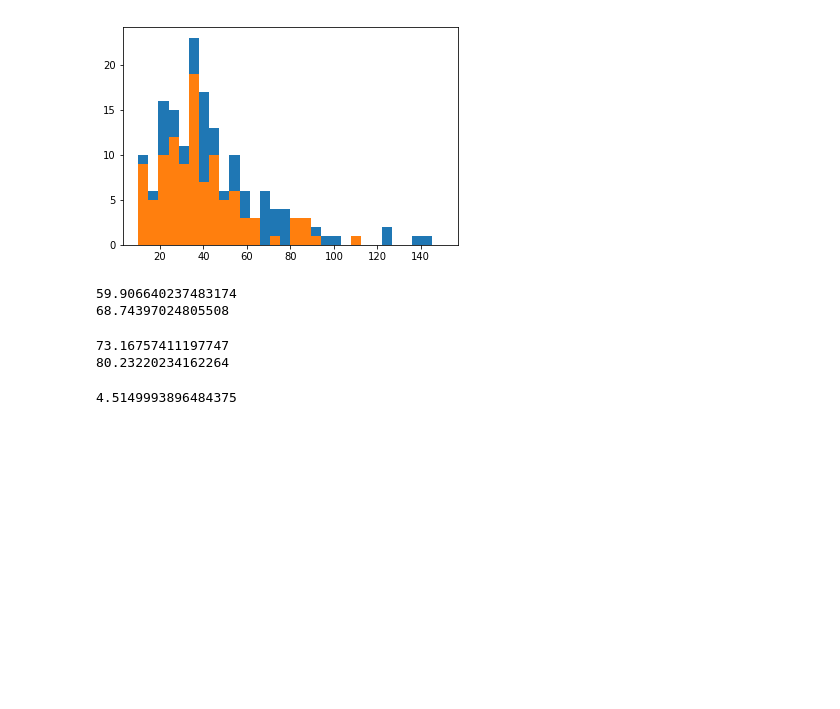
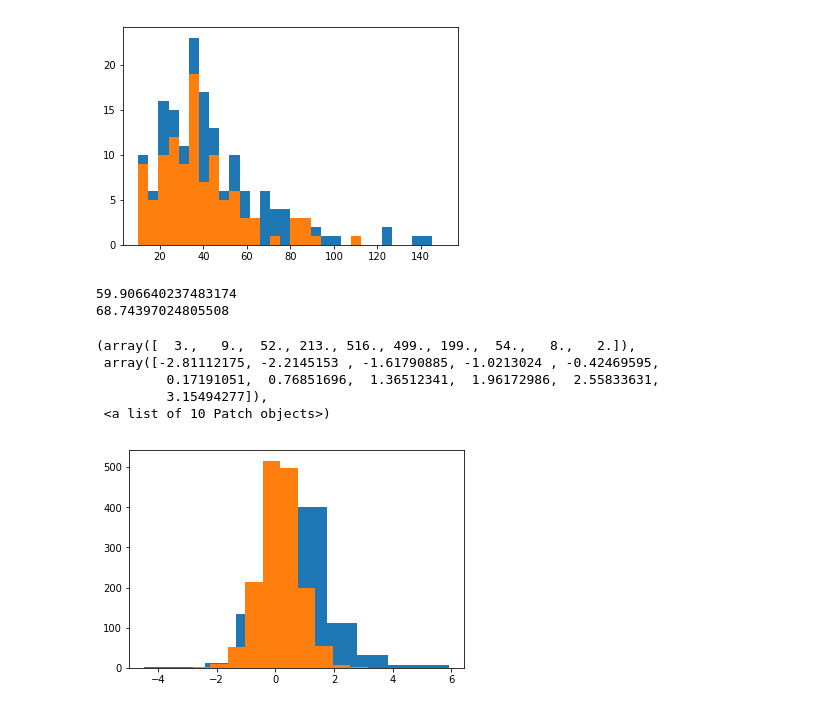
Before and after one commit to cornkle/proj_CEH, a Jupyter notebook: notebooks/CLOVER_OctMarch_fQ_shearSensitivity.ipynb, the cells around one changed output. Cells and saved outputs as stored; diff of their text form; code cells hidden in the pictures; blank space fills up the shorter version.

```diff
--- a/notebooks/CLOVER_OctMarch_fQ_shearSensitivity.ipynb
+++ b/notebooks/CLOVER_OctMarch_fQ_shearSensitivity.ipynb
@@ -149,6 +152,9 @@ dict_keys(['rhlow', 'rhmid', 'u650', 'q925', 'u925', 'qlow', 'q700', 'qmid', 'rh
 # %%
-e_u650 = np.array(era_out['u650'])
-e_u925 = np.array(era_out['u925'])
-e_q925 = np.array(era_out['q925'])
-e_q700 = np.array(era_out['q700'])
-e_rh925 = np.array(era_out['rh925'])
+e_u650 = np.array(era_out['u650'])  - np.array(era_clim['u650'])
+e_u925 = np.array(era_out['u925'])  - np.array(era_clim['u925'])
+e_q925 = np.array(era_out['q925']) - np.array(era_clim['q925'])
+e_q700 = np.array(era_out['q700']) - np.array(era_clim['q700'])
+# %%
+era_out['month'] = []
+for d in era_out['dates']:
+    era_out['month'].append(d.month)
@@ -231,12 +242,12 @@ pos_oct = (inputs.month==10)  & (inputs.u650<0) & (inputs.area>=10000)
 dss_march = inputs[pos_march]
 dss_oct = inputs[pos_oct]
-# %%
-print(np.mean(dss_march.rhtot))
-print(np.mean(dss_oct.rhtot))
-# %% [output]
-73.16757411197747
-80.23220234162264
-# %%
-dss_oct.lat.min()
-# %% [output]
-4.5149993896484375
+# %%
+plt.hist(dss_march.q925)
+plt.hist(dss_oct.q925)
+# %% [output]
+(array([  3.,   9.,  52., 213., 516., 499., 199.,  54.,   8.,   2.]),
+ array([-2.81112175, -2.2145153 , -1.61790885, -1.0213024 , -0.42469595,
+         0.17191051,  0.76851696,  1.36512341,  1.96172986,  2.55833631,
+         3.15494277]),
+ <a list of 10 Patch objects>)
+[figure, added]
```
Also changed, not shown: parts of 22 cells of this notebook, 14 other files.
